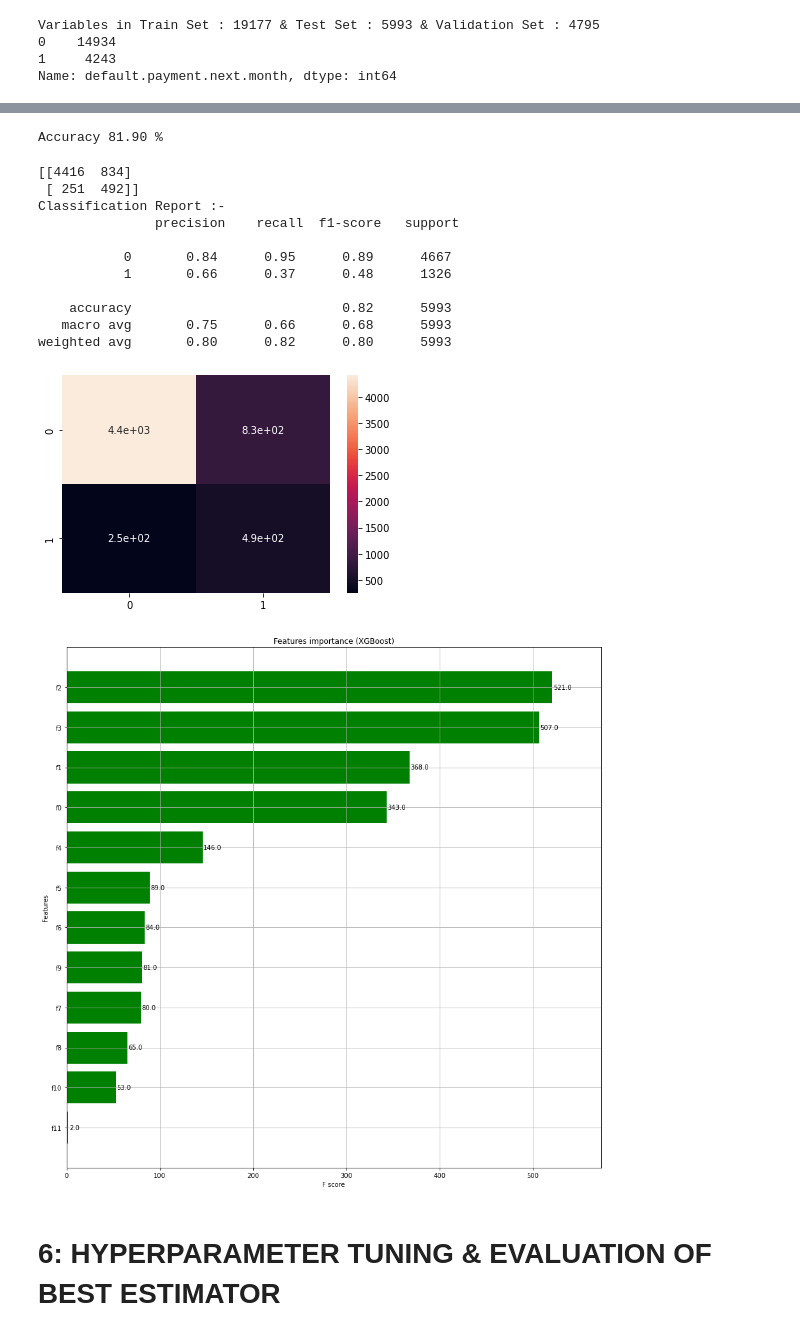
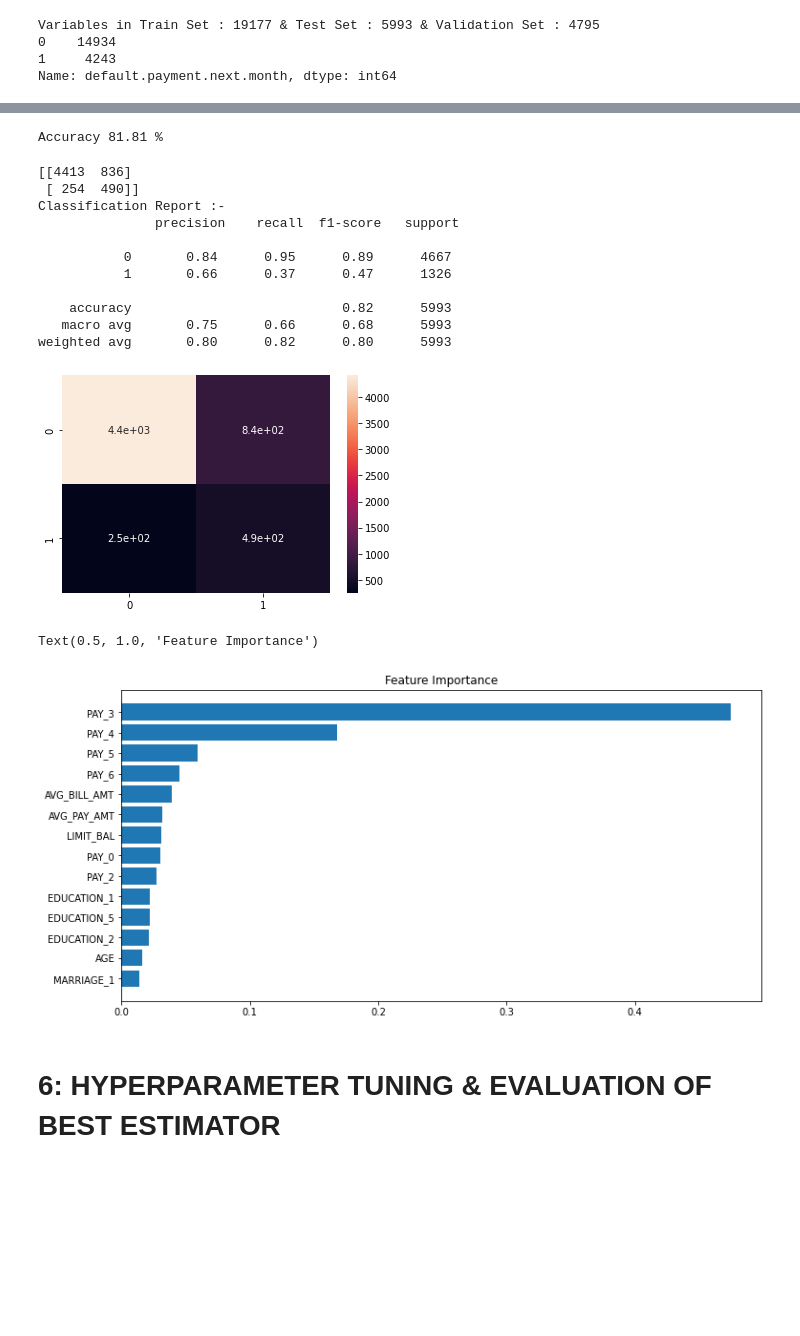
Before and after one commit to NevJay/Credit-Card-Default, a Jupyter notebook: Credit_Feature_Selection.ipynb, the cells around one changed output, grey strips where cells are left out. Drawn from its saved outputs; the diff is of its cells as text; code cells hidden in the pictures; blank space fills up the shorter version.

Commit message:
Feature Importance plot

```diff
--- a/Credit_Feature_Selection.ipynb
+++ b/Credit_Feature_Selection.ipynb
@@ -299,7 +321,7 @@ y
 Name: default.payment.next.month, Length: 29965, dtype: int64
 # %%
 X = pd.get_dummies(data=credit_df, columns=['SEX', 'MARRIAGE', 'EDUCATION'])
-X.drop(columns=['EDUCATION_0', 'EDUCATION_1', 'EDUCATION_5', 'EDUCATION_2', 'MARRIAGE_1', 'SEX_2', 'EDUCATION_3', 'MARRIAGE_2', 'MARRIAGE_0', 'EDUCATION_4', 'MARRIAGE_3', 'default.payment.next.month'], axis=1, inplace=True)
+X.drop(columns=['EDUCATION_0', 'EDUCATION_6', 'EDUCATION_3', 'SEX_1', 'SEX_2',  'MARRIAGE_2', 'MARRIAGE_0', 'EDUCATION_4', 'MARRIAGE_3', 'default.payment.next.month'], axis=1, inplace=True)
 X.columns
 # %% [output]
 Index(['LIMIT_BAL', 'AGE', 'PAY_0', 'PAY_2', 'PAY_3', 'PAY_4', 'PAY_5',
@@ -370,7 +393,7 @@ from sklearn.metrics import accuracy_score, confusion_matrix, classification_rep
 y_pred = model.predict(X_test_scaled)
 print("Accuracy {:.2f} %".format( 100 * accuracy_score(y_pred, y_test)))
 # %% [output]
-Accuracy 81.90 %
+Accuracy 81.81 %
 # %%
 # Testing Set Performance
 cm = confusion_matrix(y_pred, y_test)
@@ -378,24 +401,29 @@ print(cm)
 sns.heatmap(cm, annot=True);
 print("Classification Report :- \n",classification_report(y_test, y_pred))
 # %% [output]
-[[4416  834]
- [ 251  492]]
+[[4413  836]
+ [ 254  490]]
 Classification Report :-
                precision    recall  f1-score   support
 
            0       0.84      0.95      0.89      4667
-           1       0.66      0.37      0.48      1326
+           1       0.66      0.37      0.47      1326
 
     accuracy                           0.82      5993
    macro avg       0.75      0.66      0.68      5993
 weighted avg       0.80      0.82      0.80      5993
 [figure]
 # %%
-fig, (ax) = plt.subplots(ncols=1, figsize=(15,15))
-xgb.plot_importance(model, height=0.8, title="Features importance (XGBoost)", ax=ax, color="green")
-plt.show()
+feature_importance = model.feature_importances_
+sorted_idx = np.argsort(feature_importance)
+fig = plt.figure(figsize=(12, 6))
+
+plt.barh(range(len(sorted_idx)), feature_importance[sorted_idx], align='center')
+plt.yticks(range(len(sorted_idx)), np.array(X_test.columns)[sorted_idx])
+plt.title('Feature Importance')
 # %% [output]
+Text(0.5, 1.0, 'Feature Importance')
-[figure, old version]
+[figure, new version]
 # %% [markdown]
 # 6: HYPERPARAMETER TUNING & EVALUATION OF BEST ESTIMATOR
 # %%
```
Also changed, not shown: parts of 14 cells of this notebook, 2 other files.
